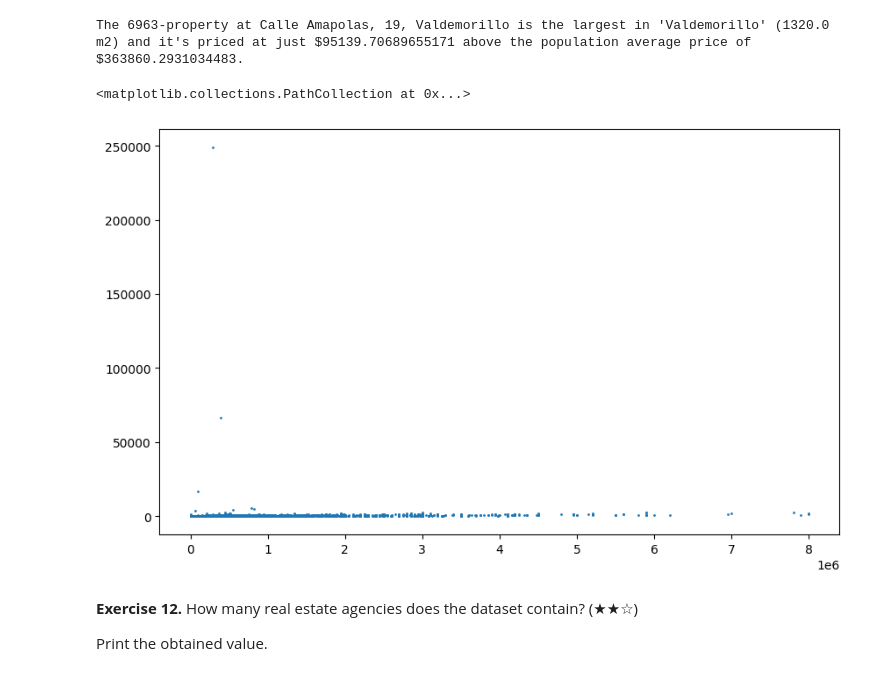
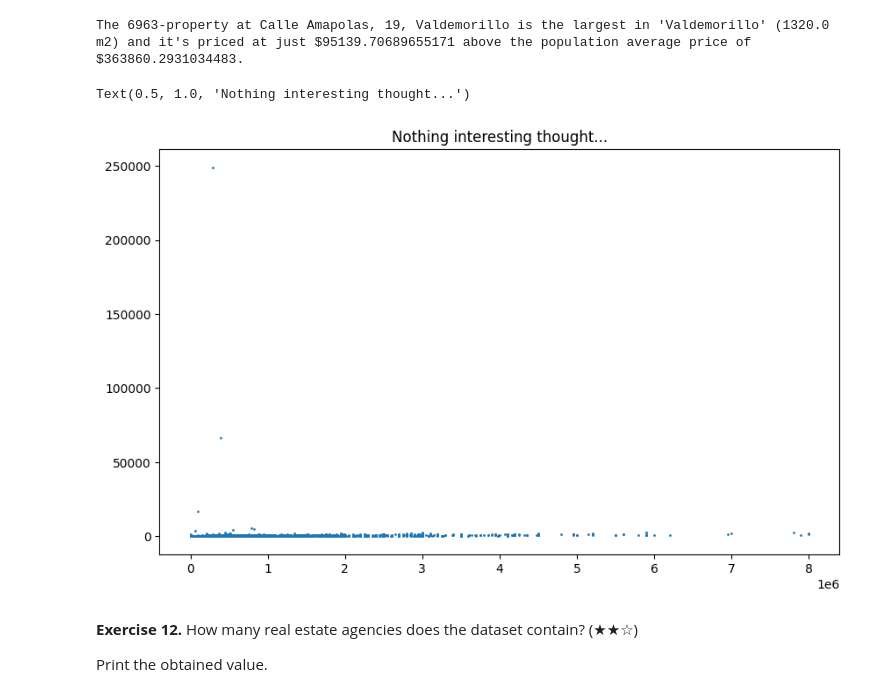
Before and after one commit to Caavlier/Proyect-RealState, a Jupyter notebook: Real_Estate_Clean_Up_Project_0.ipynb, the cells around one changed output. Cells and saved outputs as stored; diff of their text form; code cells hidden in the pictures.

```diff
--- a/Real_Estate_Clean_Up_Project_0.ipynb
+++ b/Real_Estate_Clean_Up_Project_0.ipynb
@@ -447,10 +447,11 @@ The 6963-property at Calle Amapolas, 19, Valdemorillo is the largest in 'Valdemo
 # %%
 # All populations scatter-plot
 plt.figure(figsize=(10,6))
 plt.scatter(df['price'],df['surface'], s=1)
+plt.title("Nothing interesting thought...")
 # %% [output]
-<matplotlib.collections.PathCollection at 0x...>
+Text(0.5, 1.0, 'Nothing interesting thought...')
-[figure, old version]
+[figure, new version]
 # %% [markdown]
 **Exercise 12.** How many real estate agencies does the dataset contain? (★★☆)
 
```
Also changed, not shown: parts of 4 cells of this notebook.
